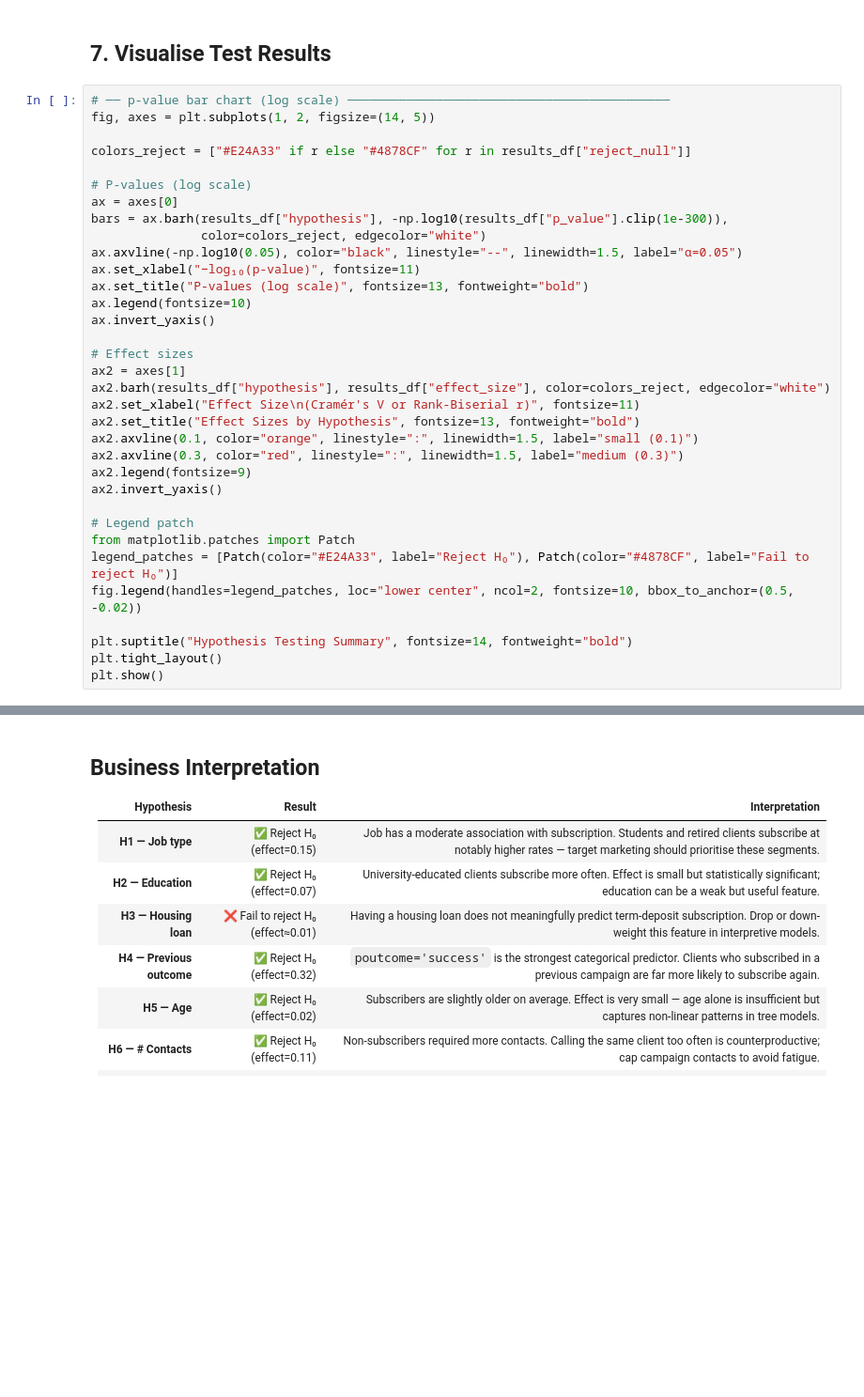
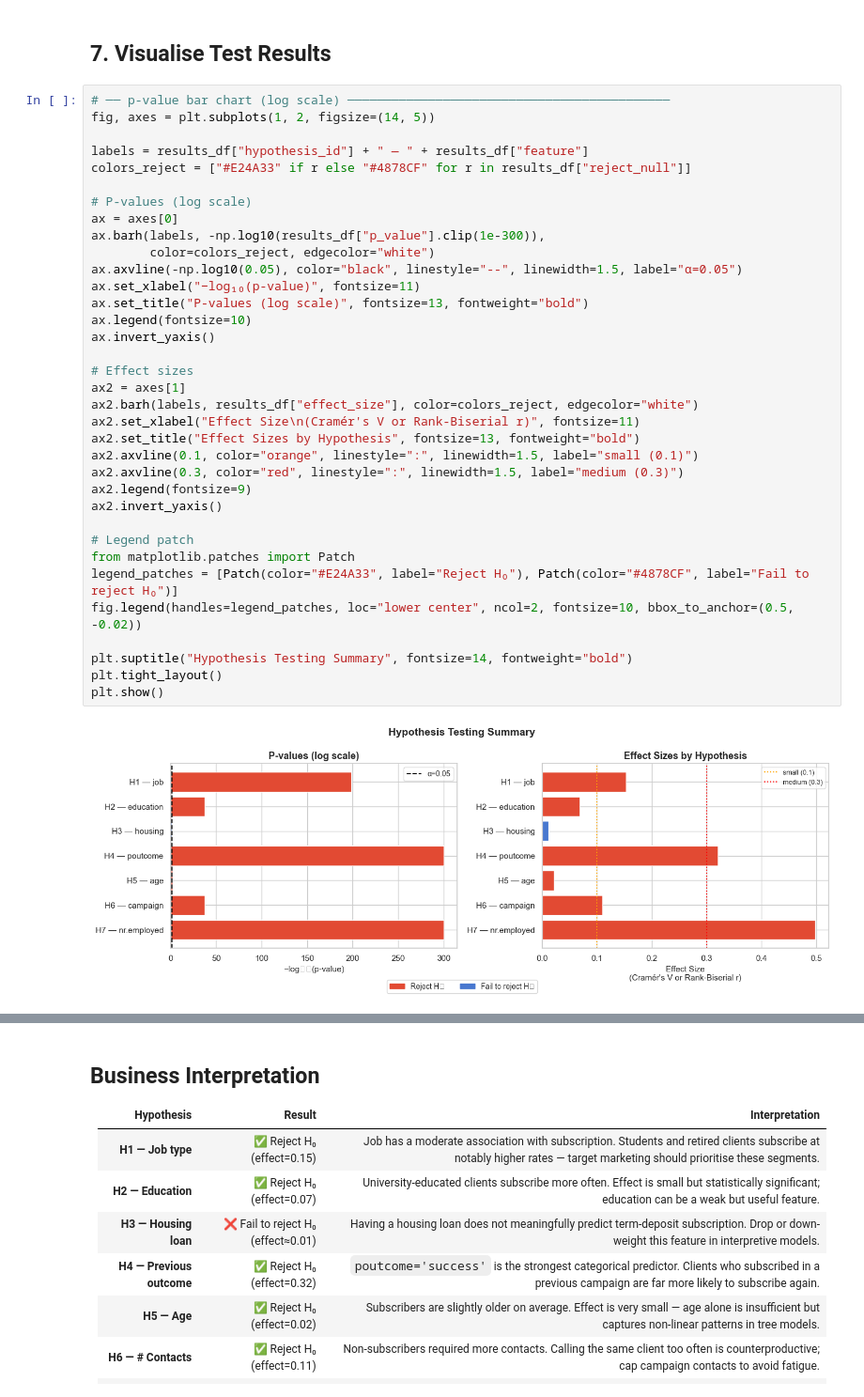
Before and after one commit to mssobiadallah/bank_marketing_un_project, a Jupyter notebook: notebooks/04_hypothesis_testing.ipynb, the cells around one changed output, grey strips where cells are left out. Shown at 94% size. Saved outputs shown, nothing was run; the diff lists cells and outputs as text; blank space fills up the shorter version.

```diff
--- a/notebooks/04_hypothesis_testing.ipynb
+++ b/notebooks/04_hypothesis_testing.ipynb
@@ -364,36 +364,39 @@ Hypothesis Testing Results (α = 0.05)
 # ── p-value bar chart (log scale) ────────────────────────────────────────────
 fig, axes = plt.subplots(1, 2, figsize=(14, 5))
 
+labels = results_df["hypothesis_id"] + " — " + results_df["feature"]
 colors_reject = ["#E24A33" if r else "#4878CF" for r in results_df["reject_null"]]
 
 # P-values (log scale)
 ax = axes[0]
-bars = ax.barh(results_df["hypothesis"], -np.log10(results_df["p_value"].clip(1e-300)),
-               color=colors_reject, edgecolor="white")
+ax.barh(labels, -np.log10(results_df["p_value"].clip(1e-300)),
+        color=colors_reject, edgecolor="white")
 ax.axvline(-np.log10(0.05), color="black", linestyle="--", linewidth=1.5, label="α=0.05")
 ax.set_xlabel("−log₁₀(p-value)", fontsize=11)
 ax.set_title("P-values (log scale)", fontsize=13, fontweight="bold")
 ax.legend(fontsize=10)
 ax.invert_yaxis()
 
 # Effect sizes
 ax2 = axes[1]
-ax2.barh(results_df["hypothesis"], results_df["effect_size"], color=colors_reject, edgecolor="white")
+ax2.barh(labels, results_df["effect_size"], color=colors_reject, edgecolor="white")
 ax2.set_xlabel("Effect Size\n(Cramér's V or Rank-Biserial r)", fontsize=11)
 ax2.set_title("Effect Sizes by Hypothesis", fontsize=13, fontweight="bold")
 ax2.axvline(0.1, color="orange", linestyle=":", linewidth=1.5, label="small (0.1)")
 ax2.axvline(0.3, color="red", linestyle=":", linewidth=1.5, label="medium (0.3)")
 ax2.legend(fontsize=9)
 ax2.invert_yaxis()
 
 # Legend patch
 from matplotlib.patches import Patch
 legend_patches = [Patch(color="#E24A33", label="Reject H₀"), Patch(color="#4878CF", label="Fail to reject H₀")]
 fig.legend(handles=legend_patches, loc="lower center", ncol=2, fontsize=10, bbox_to_anchor=(0.5, -0.02))
 
 plt.suptitle("Hypothesis Testing Summary", fontsize=14, fontweight="bold")
 plt.tight_layout()
 plt.show()
+# %% [output]
+[figure, added]
 # %%
 # ── Distribution plots for Mann-Whitney features ────────────────────────────
 mw_features = [("age", "Age"), ("campaign", "# Contacts This Campaign"), ("nr.employed", "Nr. Employed")]
```
Also changed, not shown: parts of 4 cells of this notebook, 7 other files.
